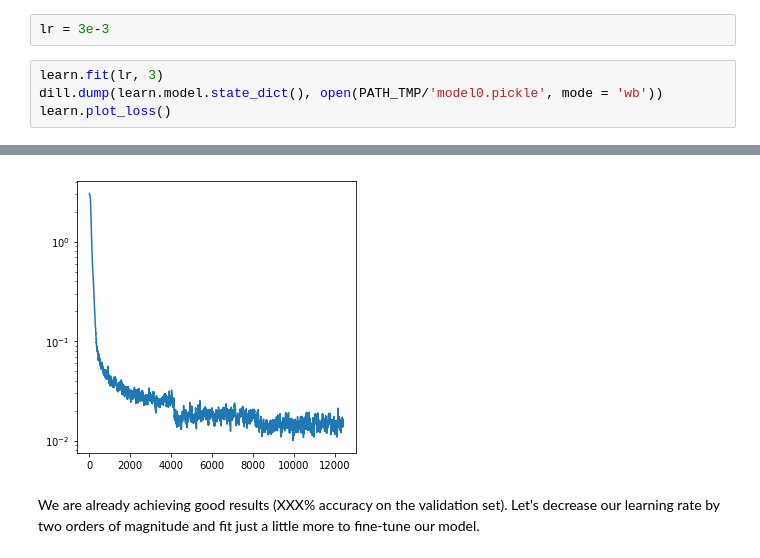
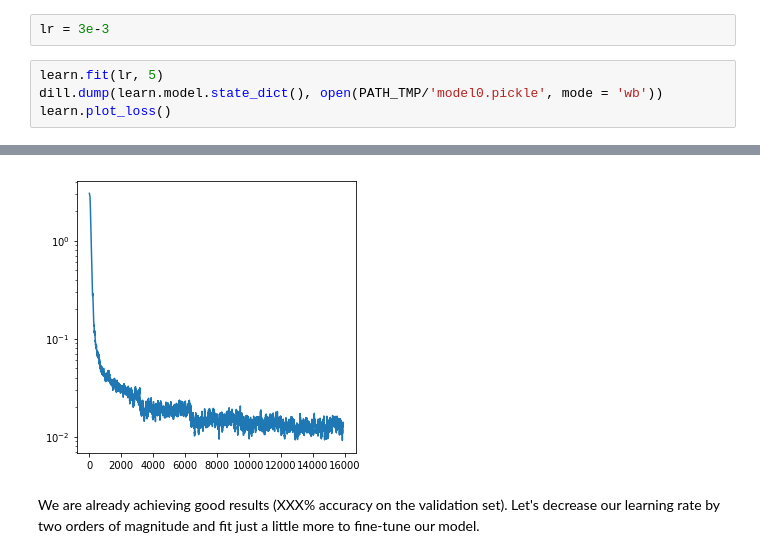
Before and after one commit to kk1694/Lang_Detect, a Jupyter notebook: Lang_Class.ipynb, the cells around one changed output, grey strips where cells are left out. Saved outputs shown, nothing was run; the diff lists cells and outputs as text.

```diff
--- a/Lang_Class.ipynb
+++ b/Lang_Class.ipynb
@@ -495,7 +495,7 @@ To err on the safe side, I choose a relatively low rate. Training this network i
 # %%
 lr = 3e-3
 # %%
-learn.fit(lr, 3)
+learn.fit(lr, 5)
 dill.dump(learn.model.state_dict(), open(PATH_TMP/'model0.pickle', mode = 'wb'))
 learn.plot_loss()
 # %% [output]
@@ -505,4 +507,4 @@ Epoch 2. Training loss: 0.014586188615839497. Validation loss: 0.019980412532123
-[figure, old version]
+[figure, new version]
 # %% [markdown]
 We are already achieving good results (XXX% accuracy on the validation set). Let's decrease our learning rate by two orders of magnitude and fit just a little more to fine-tune our model.
 # %%
```
Also changed, not shown: parts of 19 cells of this notebook, 1 other file.
